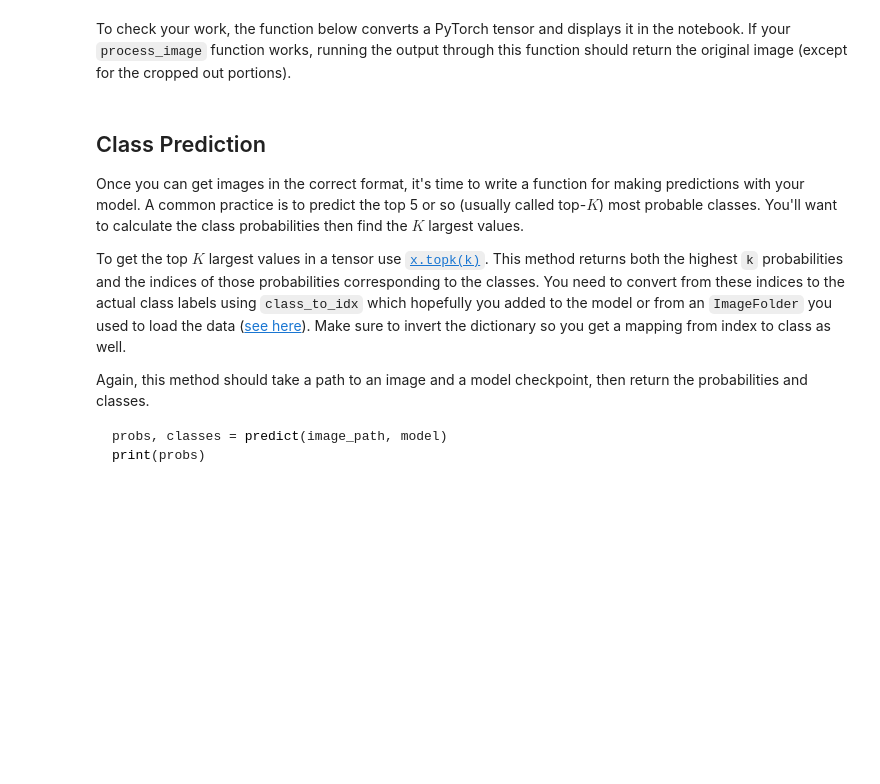
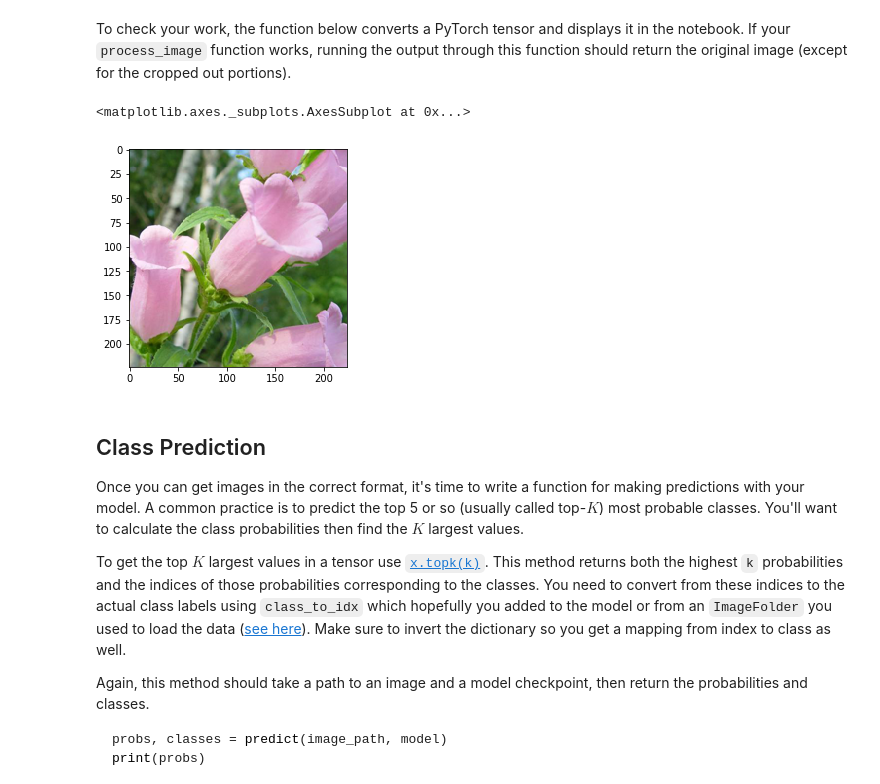
Before and after one commit to JoeBWorkGit/ImageClassifier, a Jupyter notebook: Image Classifier Project.ipynb, the cells around one changed output. Saved outputs shown, nothing was run; the diff lists cells and outputs as text; code cells hidden in the pictures; blank space fills up the shorter version.

```diff
--- a/Image Classifier Project.ipynb
+++ b/Image Classifier Project.ipynb
@@ -293,58 +326,60 @@ def process_image(image_path):
     ''' Scales, crops, and normalizes a PIL image for a PyTorch model,
         returns an Numpy array
     '''
+    # TODO: Process a PIL image for use in a PyTorch model
+    pimage = Image.open(image_path)
 
-    # TODO: Process a PIL image for use in a PyTorch model
-    from PIL import Image
-    img = Image.open(image_path)
-    # Resize
-    if img.size[0] > img.size[1]:
-        img.thumbnail((10000, 256))
+    if pimage.size[0] > pimage.size[1]:
+        pimage.thumbnail((10000, 256))
     else:
-        img.thumbnail((256, 10000))
-    # Crop
-    left_margin = (img.width-224)/2
-    bottom_margin = (img.height-224)/2
+        pimage.thumbnail((256, 10000))
+
+    left_margin = (pimage.width-224)/2
+    bottom_margin = (pimage.height-224)/2
     right_margin = left_margin + 224
     top_margin = bottom_margin + 224
-    img = img.crop((left_margin, bottom_margin, right_margin,
-                      top_margin))
-    # Normalize
-    img = np.array(img)/255
-    mean = np.array([0.485, 0.456, 0.406]) #provided mean
-    std = np.array([0.229, 0.224, 0.225]) #provided std
-    img = (img - mean)/std
+    pimage = pimage.crop((left_margin, bottom_margin, right_margin,
+                       top_margin))
 
-    # Move color channels to first dimension as expected by PyTorch
-    img = img.transpose((2, 0, 1))
+    pimage = np.array(pimage)/255
+    mean = np.array([0.485, 0.456, 0.406])
+    std = np.array([0.229, 0.224, 0.225])
+    pimage = (pimage - mean)/std
 
-    return img
+    pimage = pimage.transpose((2, 0, 1))
+
+    return pimage
 # %% [markdown]
 To check your work, the function below converts a PyTorch tensor and displays it in the notebook. If your `process_image` function works, running the output through this function should return the original image (except for the cropped out portions).
 # %%
 def imshow(image, ax=None, title=None):
+    """Imshow for Tensor."""
     if ax is None:
         fig, ax = plt.subplots()
 
     # PyTorch tensors assume the color channel is the first dimension
     # but matplotlib assumes is the third dimension
     image = image.transpose((1, 2, 0))
 
     # Undo preprocessing
     mean = np.array([0.485, 0.456, 0.406])
     std = np.array([0.229, 0.224, 0.225])
     image = std * image + mean
 
     # Image needs to be clipped between 0 and 1 or it looks like noise when displayed
     image = np.clip(image, 0, 1)
 
     ax.imshow(image)
 
     return ax
 
-image_path = 'flowers/test/1/image_06743.jpg'
+#test
+image_path = 'flowers/test/3/image_06634.jpg'
 img = process_image(image_path)
 imshow(img)
+# %% [output]
+<matplotlib.axes._subplots.AxesSubplot at 0x...>
+[figure, added]
 # %% [markdown]
 ## Class Prediction
 
```
Also changed, not shown: parts of 16 cells of this notebook, 4 other files.
